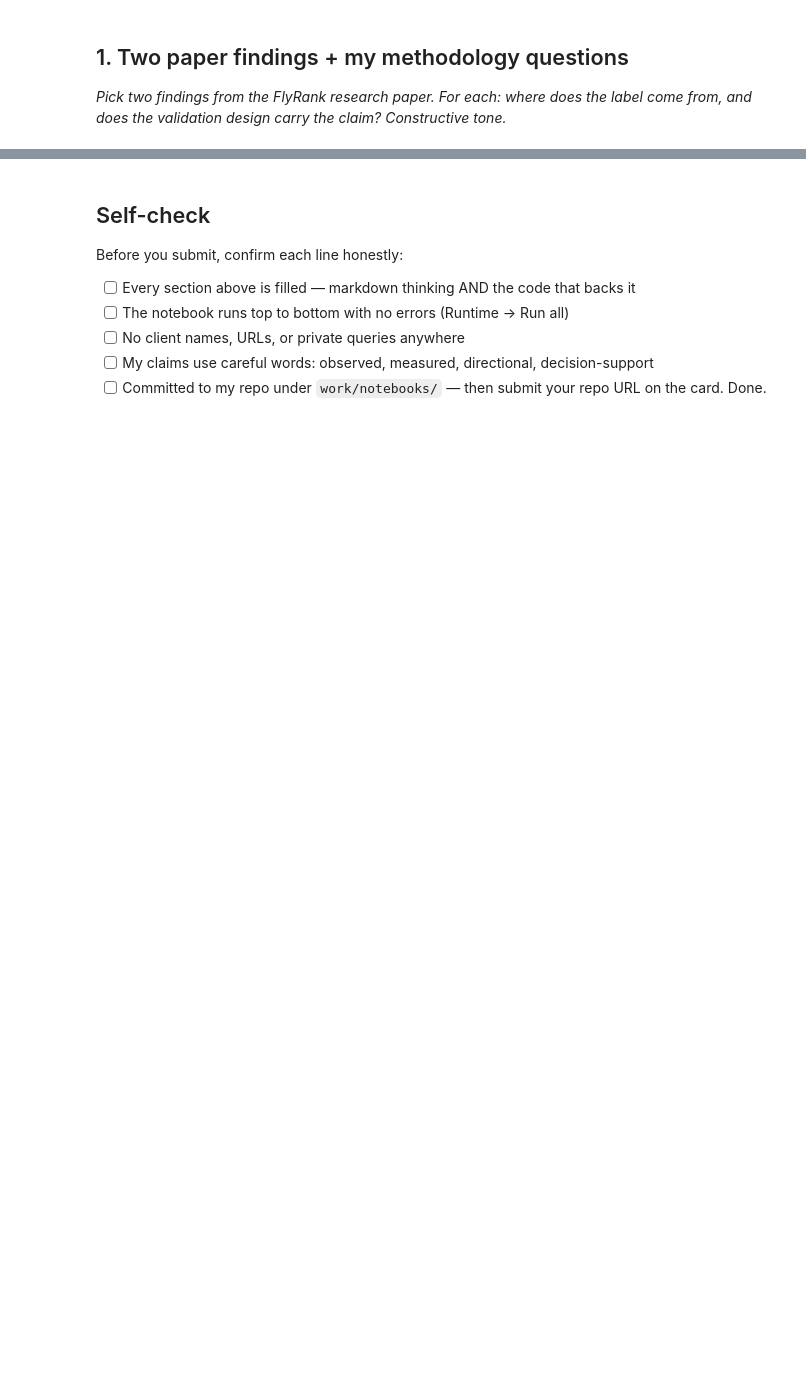
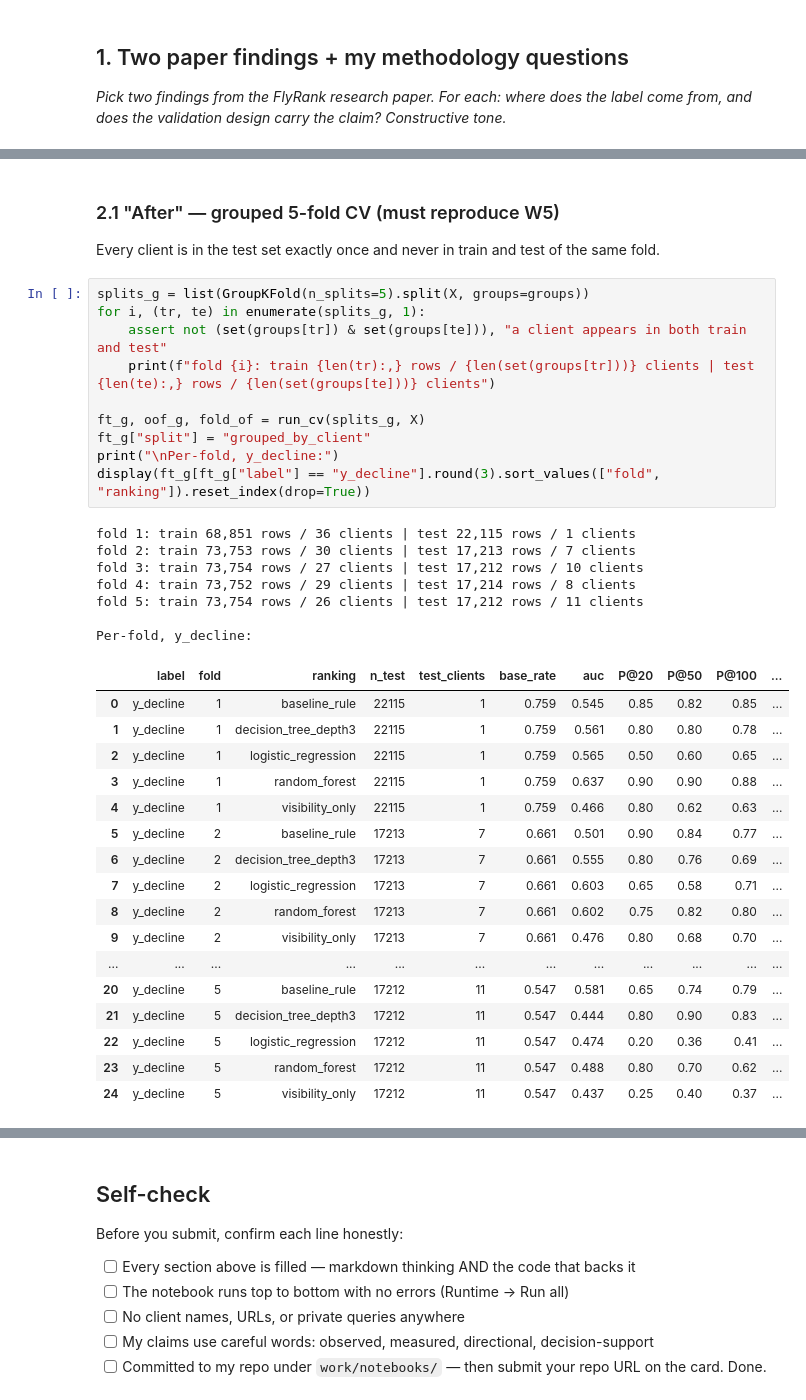
Before and after one commit to LukasDjuric/FlyRank_intership, a Jupyter notebook: work/notebooks/w06_validation_audit.ipynb, the cells around one changed output, grey strips where cells are left out. Cells and saved outputs as stored; diff of their text form; blank space fills up the shorter version.

```diff
--- a/work/notebooks/w06_validation_audit.ipynb
+++ b/work/notebooks/w06_validation_audit.ipynb
@@ -386,0 +175,39 @@ Full feature set + trend_pct injected on purpose (this SHOULD look almost perfec
+# %% [markdown]
+### 2.1 "After" — grouped 5-fold CV (must reproduce W5)
+
+Every client is in the test set exactly once and never in train and test of the same fold.
+# %%
+splits_g = list(GroupKFold(n_splits=5).split(X, groups=groups))
+for i, (tr, te) in enumerate(splits_g, 1):
+    assert not (set(groups[tr]) & set(groups[te])), "a client appears in both train and test"
+    print(f"fold {i}: train {len(tr):,} rows / {len(set(groups[tr]))} clients | test {len(te):,} rows / {len(set(groups[te]))} clients")
+
+ft_g, oof_g, fold_of = run_cv(splits_g, X)
+ft_g["split"] = "grouped_by_client"
+print("\nPer-fold, y_decline:")
+display(ft_g[ft_g["label"] == "y_decline"].round(3).sort_values(["fold", "ranking"]).reset_index(drop=True))
+# %% [output]
+fold 1: train 68,851 rows / 36 clients | test 22,115 rows / 1 clients
+fold 2: train 73,753 rows / 30 clients | test 17,213 rows / 7 clients
+fold 3: train 73,754 rows / 27 clients | test 17,212 rows / 10 clients
+fold 4: train 73,752 rows / 29 clients | test 17,214 rows / 8 clients
+fold 5: train 73,754 rows / 26 clients | test 17,212 rows / 11 clients
+
+Per-fold, y_decline:
+|  | label | fold | ranking | n_test | test_clients | base_rate | auc | P@20 | P@50 | P@100 | ... |
+| 0 | y_decline | 1 | baseline_rule | 22115 | 1 | 0.759 | 0.545 | 0.85 | 0.82 | 0.85 | ... |
+| 1 | y_decline | 1 | decision_tree_depth3 | 22115 | 1 | 0.759 | 0.561 | 0.80 | 0.80 | 0.78 | ... |
+| 2 | y_decline | 1 | logistic_regression | 22115 | 1 | 0.759 | 0.565 | 0.50 | 0.60 | 0.65 | ... |
+| 3 | y_decline | 1 | random_forest | 22115 | 1 | 0.759 | 0.637 | 0.90 | 0.90 | 0.88 | ... |
+| 4 | y_decline | 1 | visibility_only | 22115 | 1 | 0.759 | 0.466 | 0.80 | 0.62 | 0.63 | ... |
+| 5 | y_decline | 2 | baseline_rule | 17213 | 7 | 0.661 | 0.501 | 0.90 | 0.84 | 0.77 | ... |
+| 6 | y_decline | 2 | decision_tree_depth3 | 17213 | 7 | 0.661 | 0.555 | 0.80 | 0.76 | 0.69 | ... |
+| 7 | y_decline | 2 | logistic_regression | 17213 | 7 | 0.661 | 0.603 | 0.65 | 0.58 | 0.71 | ... |
+| 8 | y_decline | 2 | random_forest | 17213 | 7 | 0.661 | 0.602 | 0.75 | 0.82 | 0.80 | ... |
+| 9 | y_decline | 2 | visibility_only | 17213 | 7 | 0.661 | 0.476 | 0.80 | 0.68 | 0.70 | ... |
+| ... | ... | ... | ... | ... | ... | ... | ... | ... | ... | ... | ... |
+| 20 | y_decline | 5 | baseline_rule | 17212 | 11 | 0.547 | 0.581 | 0.65 | 0.74 | 0.79 | ... |
+| 21 | y_decline | 5 | decision_tree_depth3 | 17212 | 11 | 0.547 | 0.444 | 0.80 | 0.90 | 0.83 | ... |
+| 22 | y_decline | 5 | logistic_regression | 17212 | 11 | 0.547 | 0.474 | 0.20 | 0.36 | 0.41 | ... |
+| 23 | y_decline | 5 | random_forest | 17212 | 11 | 0.547 | 0.488 | 0.80 | 0.70 | 0.62 | ... |
+| 24 | y_decline | 5 | visibility_only | 17212 | 11 | 0.547 | 0.437 | 0.25 | 0.40 | 0.37 | ... |
```
Also changed, not shown: parts of 49 cells of this notebook.
